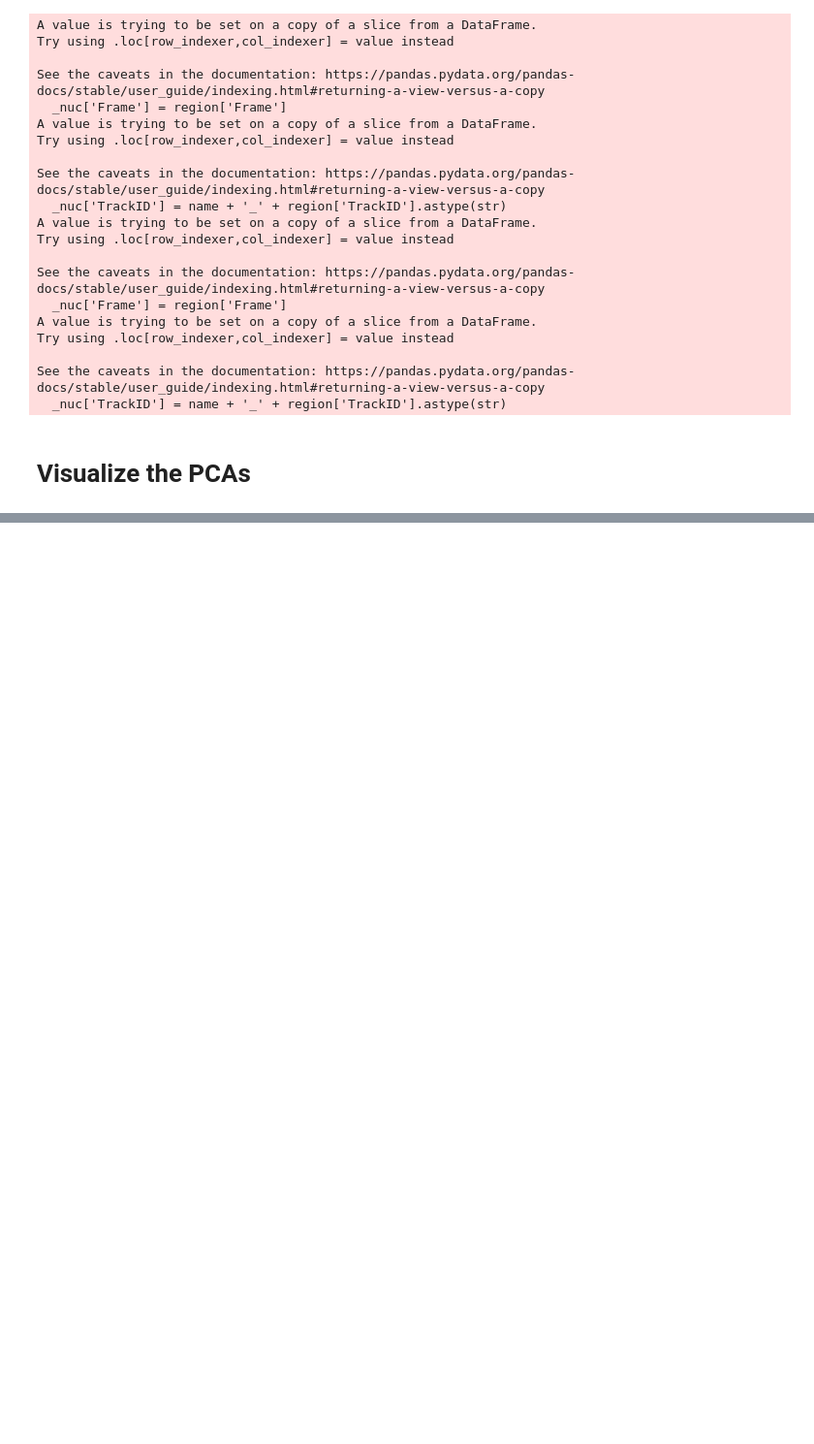
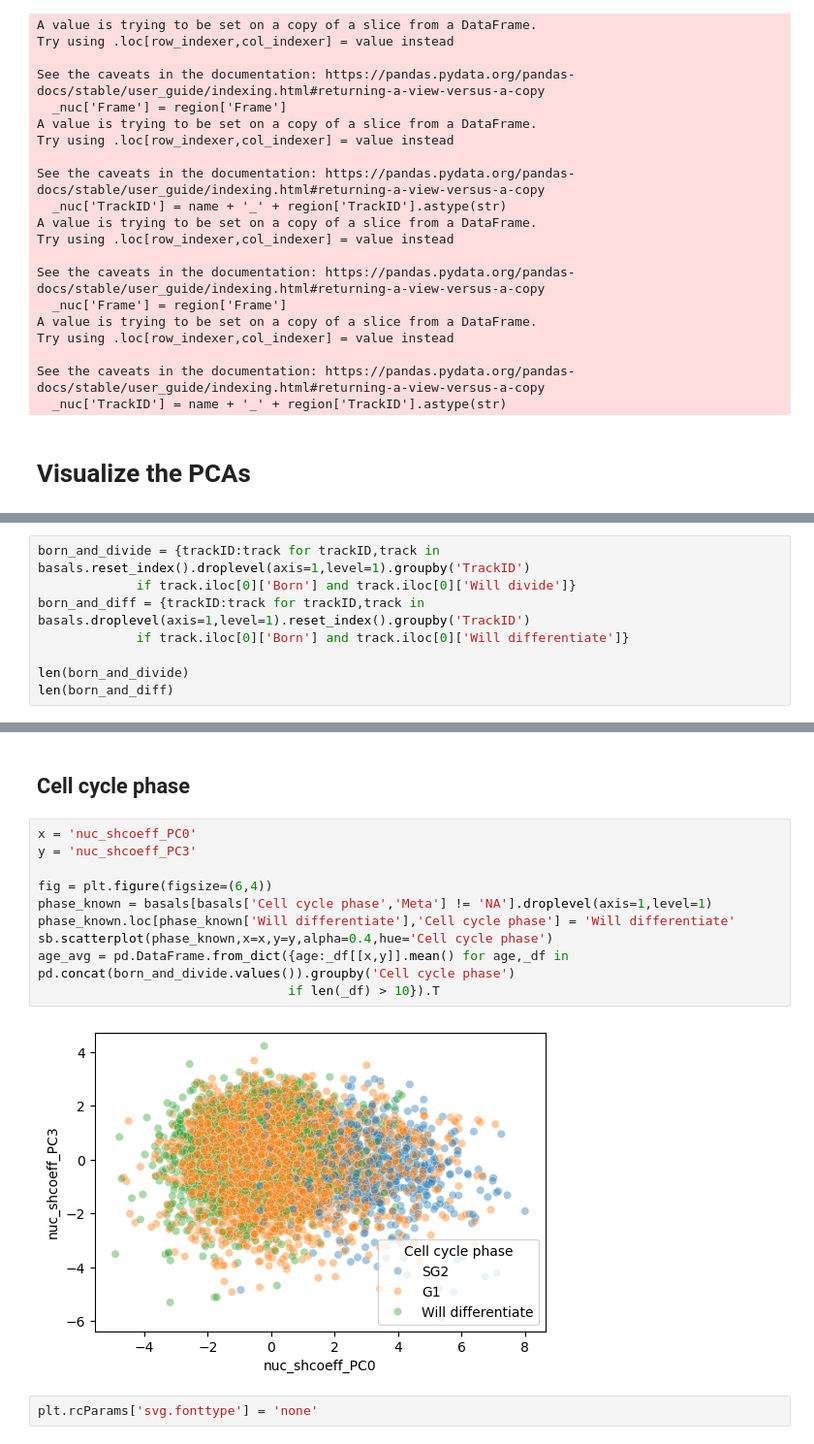
Before and after one commit to xies/mouse_skin_size_control, a Jupyter notebook: 2025_lineage_analysis/prediction_model_notebooks/visualize_PCAs.ipynb, the cells around one changed output, grey strips where cells are left out. Shown at 97% size. Cells and saved outputs as stored; diff of their text form; blank space fills up the shorter version.

```diff
--- a/2025_lineage_analysis/prediction_model_notebooks/visualize_PCAs.ipynb
+++ b/2025_lineage_analysis/prediction_model_notebooks/visualize_PCAs.ipynb
@@ -158,0 +205,8 @@ basals
+# %%
+born_and_divide = {trackID:track for trackID,track in basals.reset_index().droplevel(axis=1,level=1).groupby('TrackID')
+             if track.iloc[0]['Born'] and track.iloc[0]['Will divide']}
+born_and_diff = {trackID:track for trackID,track in basals.droplevel(axis=1,level=1).reset_index().groupby('TrackID')
+             if track.iloc[0]['Born'] and track.iloc[0]['Will differentiate']}
+
+len(born_and_divide)
+len(born_and_diff)
@@ -158,0 +250,16 @@ basals
+# %% [markdown]
+## Cell cycle phase
+# %%
+x = 'nuc_shcoeff_PC0'
+y = 'nuc_shcoeff_PC3'
+
+fig = plt.figure(figsize=(6,4))
+phase_known = basals[basals['Cell cycle phase','Meta'] != 'NA'].droplevel(axis=1,level=1)
+phase_known.loc[phase_known['Will differentiate'],'Cell cycle phase'] = 'Will differentiate'
+sb.scatterplot(phase_known,x=x,y=y,alpha=0.4,hue='Cell cycle phase')
+age_avg = pd.DataFrame.from_dict({age:_df[[x,y]].mean() for age,_df in pd.concat(born_and_divide.values()).groupby('Cell cycle phase')
+                                 if len(_df) > 10}).T
+# %% [output]
+[figure, added]
+# %%
+plt.rcParams['svg.fonttype'] = 'none'
```
Also changed, not shown: parts of 19 cells of this notebook, 5 other files.
